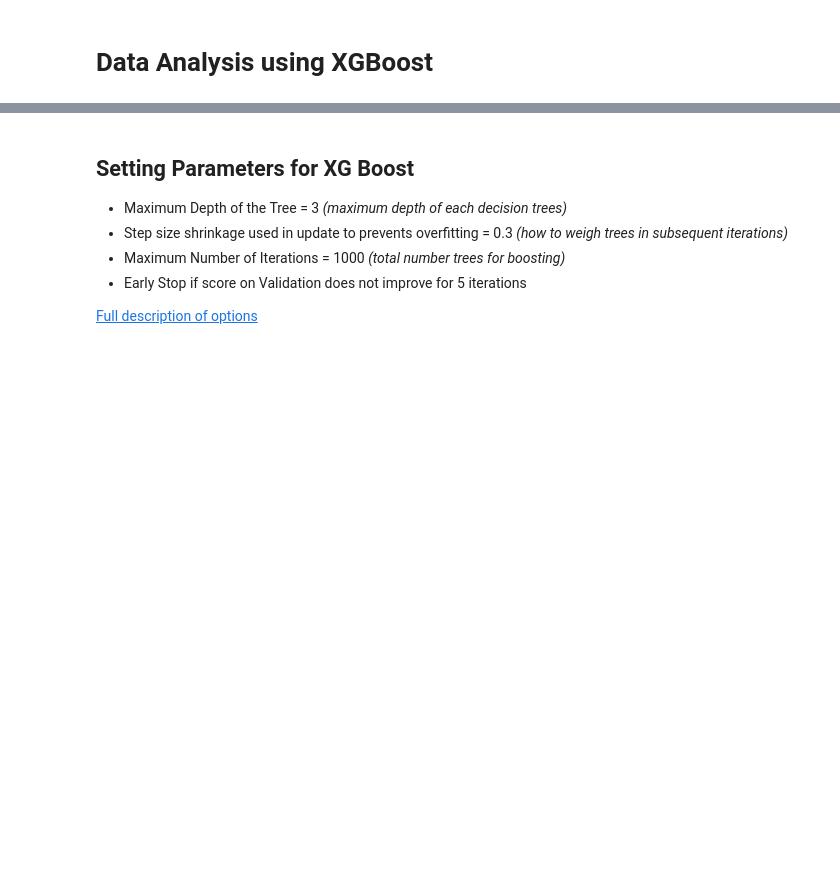
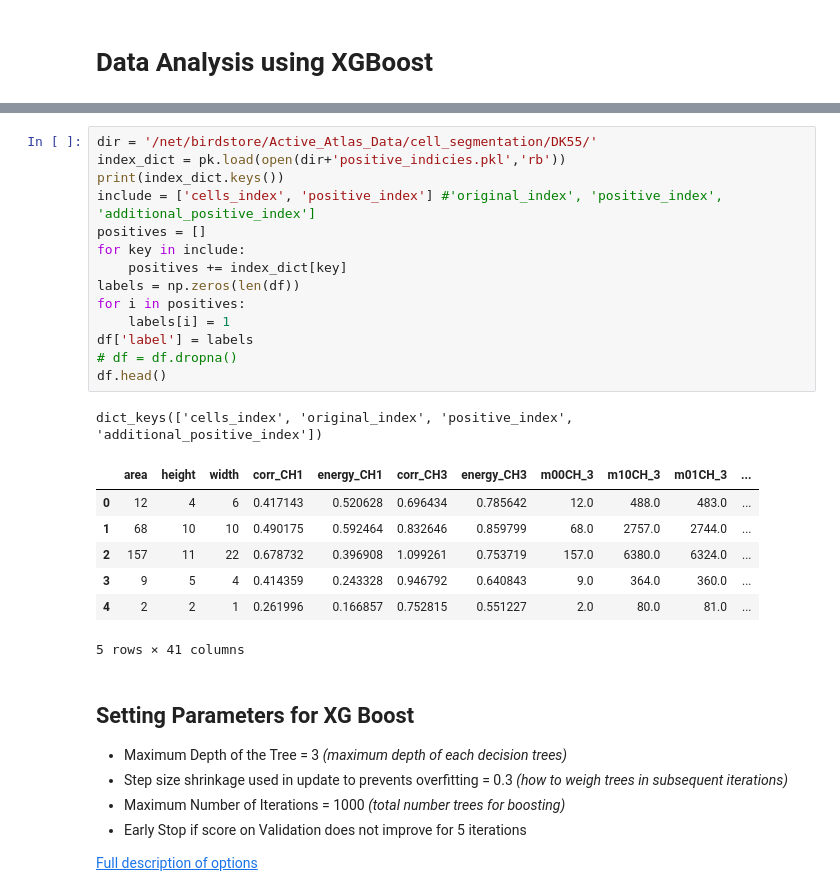
Before and after one commit to ActiveBrainAtlas2/preprocessing-pipeline, a Jupyter notebook: in_development/Will/cell_extractor/retraining/train_classifier.ipynb, the cells around one changed output, grey strips where cells are left out. Cells and saved outputs as stored; diff of their text form; blank space fills up the shorter version.

```diff
--- a/in_development/Will/cell_extractor/retraining/train_classifier.ipynb
+++ b/in_development/Will/cell_extractor/retraining/train_classifier.ipynb
@@ -174,3 +186,26 @@ df = df.drop(['Unnamed: 0','Unnamed: 0.1'],axis=1)
+# %%
+dir = '/net/birdstore/Active_Atlas_Data/cell_segmentation/DK55/'
+index_dict = pk.load(open(dir+'positive_indicies.pkl','rb'))
+print(index_dict.keys())
+include = ['cells_index', 'positive_index'] #'original_index', 'positive_index', 'additional_positive_index']
+positives = []
+for key in include:
+    positives += index_dict[key]
+labels = np.zeros(len(df))
+for i in positives:
+    labels[i] = 1
+df['label'] = labels
+# df = df.dropna()
+df.head()
+# %% [output]
+dict_keys(['cells_index', 'original_index', 'positive_index', 'additional_positive_index'])
+|  | area | height | width | corr_CH1 | energy_CH1 | corr_CH3 | energy_CH3 | m00CH_3 | m10CH_3 | m01CH_3 | ... |
+| 0 | 12 | 4 | 6 | 0.417143 | 0.520628 | 0.696434 | 0.785642 | 12.0 | 488.0 | 483.0 | ... |
+| 1 | 68 | 10 | 10 | 0.490175 | 0.592464 | 0.832646 | 0.859799 | 68.0 | 2757.0 | 2744.0 | ... |
+| 2 | 157 | 11 | 22 | 0.678732 | 0.396908 | 1.099261 | 0.753719 | 157.0 | 6380.0 | 6324.0 | ... |
+| 3 | 9 | 5 | 4 | 0.414359 | 0.243328 | 0.946792 | 0.640843 | 9.0 | 364.0 | 360.0 | ... |
+| 4 | 2 | 2 | 1 | 0.261996 | 0.166857 | 0.752815 | 0.551227 | 2.0 | 80.0 | 81.0 | ... |
+5 rows × 41 columns
 # %% [markdown]
 ## Setting Parameters for XG Boost
 * Maximum Depth of the Tree = 3 _(maximum depth of each decision trees)_
```
Also changed, not shown: parts of 9 cells of this notebook, 22 other files.
